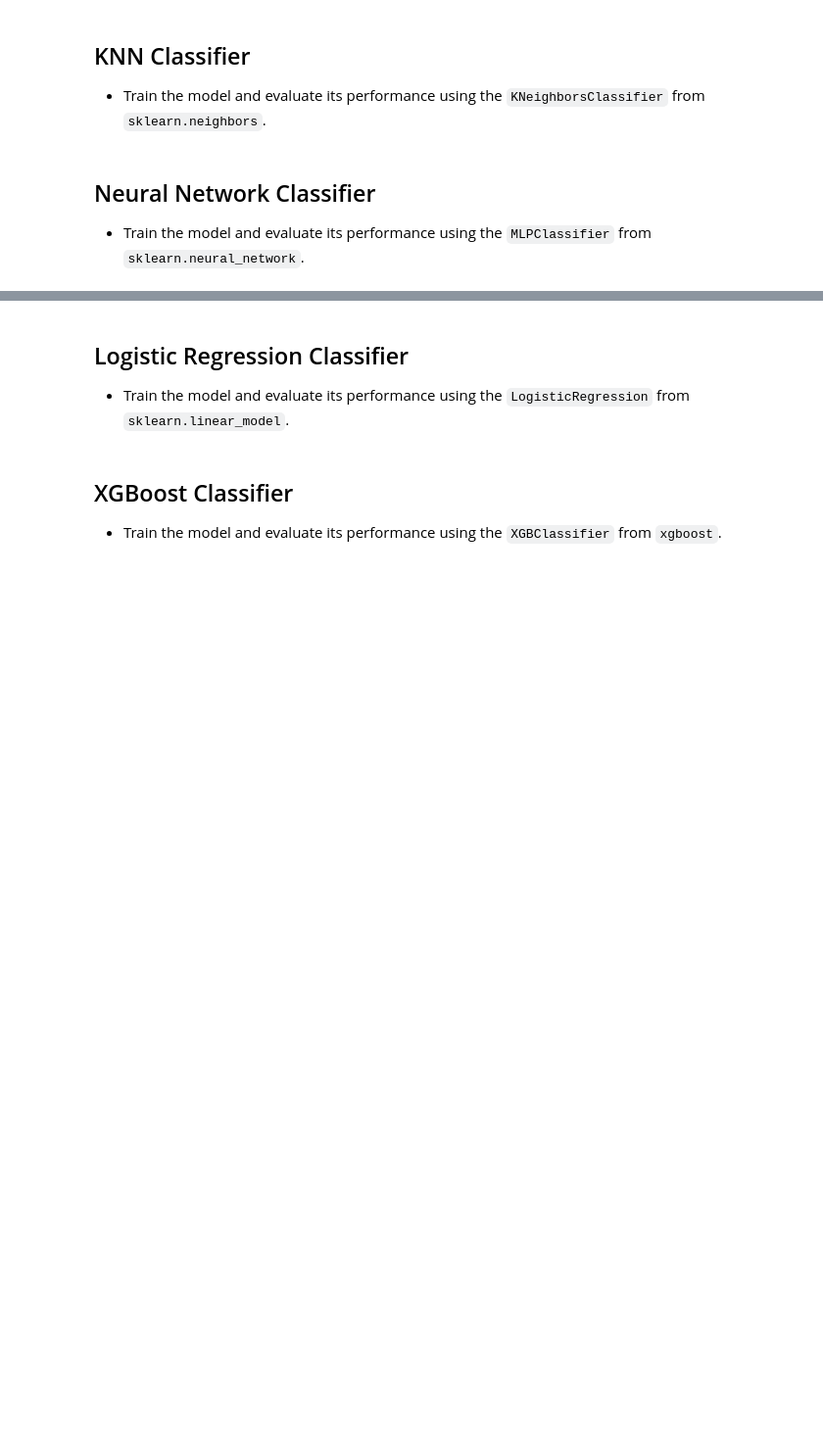
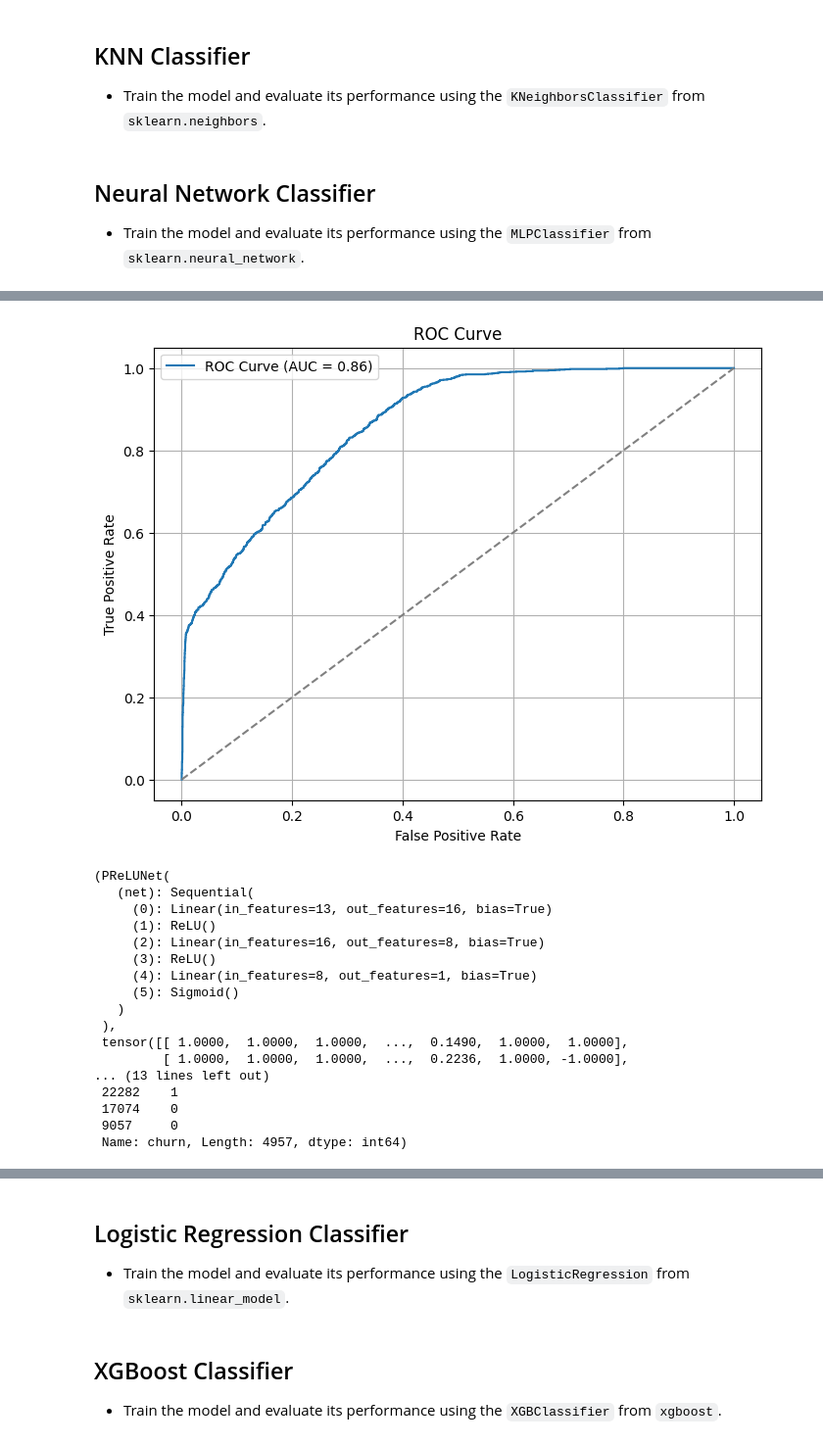
Before and after one commit to 1shaked/year_3, a Jupyter notebook: data mining/Final project Part 2/classfier.ipynb, the cells around one changed output, grey strips where cells are left out. Shown at 98% size. Cells and saved outputs as stored; diff of their text form; code cells hidden in the pictures; blank space fills up the shorter version.

```diff
--- a/data mining/Final project Part 2/classfier.ipynb
+++ b/data mining/Final project Part 2/classfier.ipynb
@@ -108,7 +107,7 @@ from imblearn.over_sampling import SMOTE
 
 
 # # Step 3: Instantiate ADASYN
-ada = ADASYN(random_state=RANDOM_STATE, n_neighbors=8 , n_jobs=None, sampling_strategy=0.5)
+ada = ADASYN(random_state=RANDOM_STATE, n_neighbors=8 , sampling_strategy=0.5)
 # # Step 4: Fit and resample the training set
 X_res, y_res = ada.fit_resample(X_train, y_train)
 
@@ -117,3 +116,7 @@ smote = SMOTE(random_state=RANDOM_STATE)
 
 # # X_train = X_res
 # y_train = y_res
+scaler = RobustScaler()
+# scaler = PowerTransformer(method='yeo-johnson')  # or method='box-cox' if all values > 0
+X_train_scaled = scaler.fit_transform(X_train)
+X_test_scaled = scaler.transform(X_test)
@@ -532,4 +537,4 @@ def NeuralNetworkClassifierTrain(X_train, y_train, X_test, y_test):
     plt.grid()
     plt.show()
 # %%
-NeuralNetworkClassifierTrain(X_train, y_train, X_test, y_test)
+# NeuralNetworkClassifierTrain(X_train, y_train, X_test, y_test)
@@ -595,0 +672,3 @@ Fitting 3 folds for each of 24 candidates, totalling 72 fits
+# %%
+# model, X_test_tensor, y_test = NeuralNetworkClassifierTrain(X_train, y_train, X_test, y_test, epochs=100, batch_size=600, lr=0.001)
+model, X_test_tensor, y_test = NeuralNetworkClassifierTrain(X_train, y_train, X_test, y_test, epochs=160, batch_size=2000, lr=0.001)
@@ -595,0 +681,4 @@ Fitting 3 folds for each of 24 candidates, totalling 72 fits
+# %%
+# NeuralNetworkClassifierTrain(X_res, y_res, X_test, y_test, epochs=100, batch_size=1000, lr=0.001)
+NeuralNetworkClassifierTrain(X_res, y_res, X_test, y_test, epochs=150, batch_size=2500, lr=0.01)
+# %% [output]
@@ -595,0 +702,18 @@ Fitting 3 folds for each of 24 candidates, totalling 72 fits
+[figure, added]
+(PReLUNet(
+   (net): Sequential(
+     (0): Linear(in_features=13, out_features=16, bias=True)
+     (1): ReLU()
+     (2): Linear(in_features=16, out_features=8, bias=True)
+     (3): ReLU()
+     (4): Linear(in_features=8, out_features=1, bias=True)
+     (5): Sigmoid()
+   )
+ ),
+ tensor([[ 1.0000,  1.0000,  1.0000,  ...,  0.1490,  1.0000,  1.0000],
+         [ 1.0000,  1.0000,  1.0000,  ...,  0.2236,  1.0000, -1.0000],
+... (13 lines left out)
+ 22282    1
+ 17074    0
+ 9057     0
+ Name: churn, Length: 4957, dtype: int64)
```
Also changed, not shown: parts of 13 cells of this notebook.
